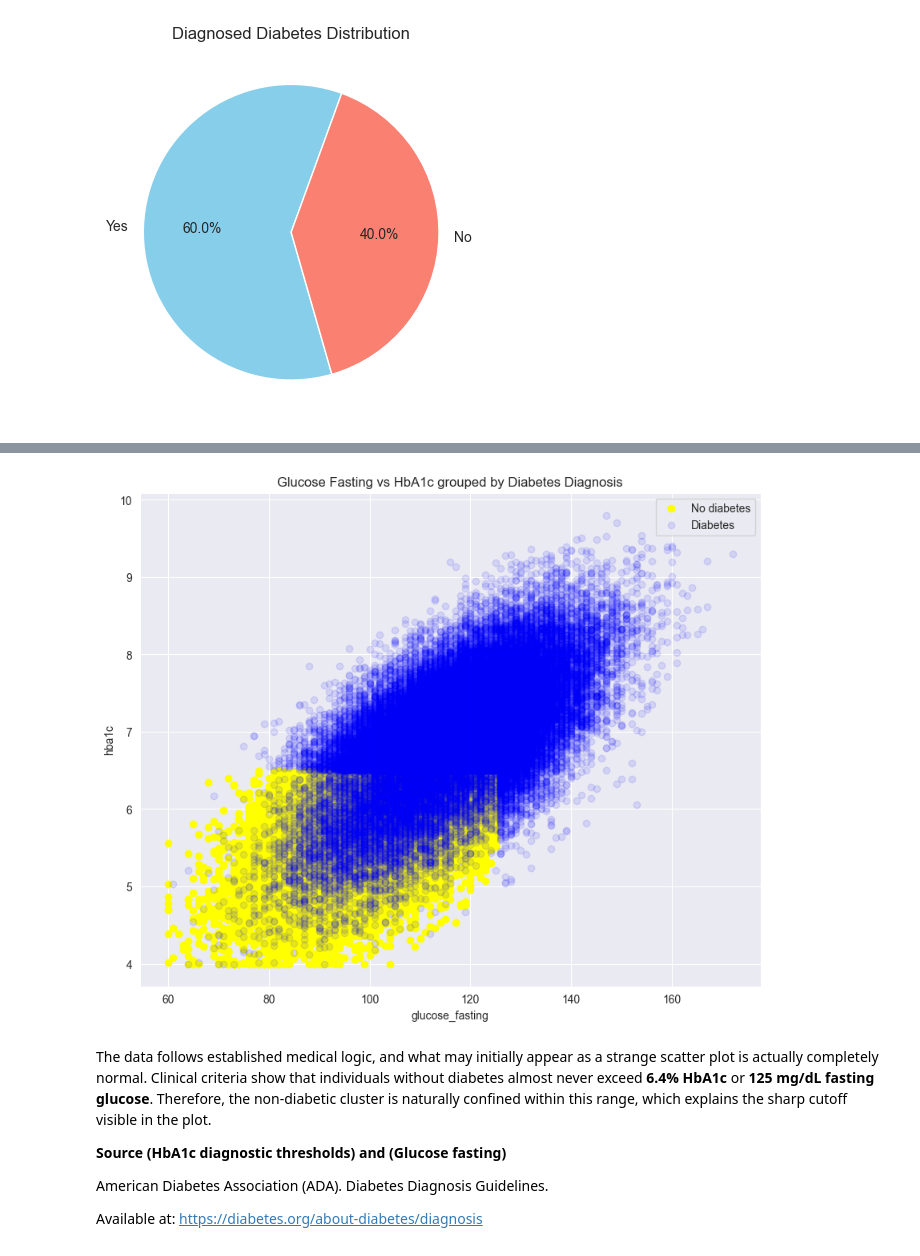
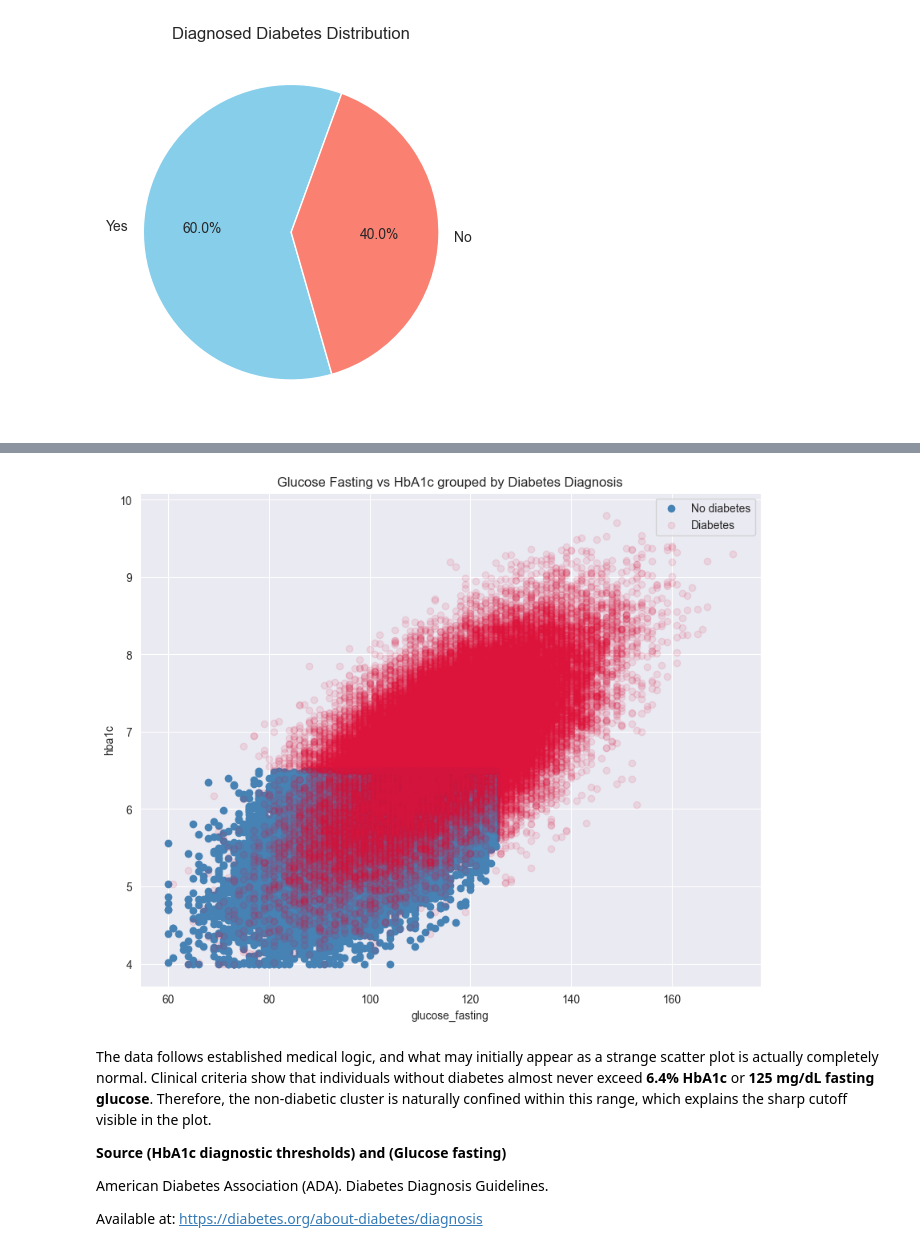
Before and after one commit to plamensve/diabets_health_indicators, a Jupyter notebook: notebooks/02_eda.ipynb, the cells around one changed output, grey strips where cells are left out. Saved outputs shown, nothing was run; the diff lists cells and outputs as text; code cells hidden in the pictures.

```diff
--- a/notebooks/02_eda.ipynb
+++ b/notebooks/02_eda.ipynb
@@ -45,23 +51,23 @@ plt.show()
 # %%
 plt.figure(figsize=(10, 8))
 
 diabetic = data[data['diagnosed_diabetes'] == 1]
 non_diabetic = data[data['diagnosed_diabetes'] == 0]
 
 plt.scatter(non_diabetic['glucose_fasting'], non_diabetic['hba1c'],
-            alpha=1, label='No diabetes', color='yellow')
+            alpha=1, label='No diabetes', color='steelblue')
 
 plt.scatter(diabetic['glucose_fasting'], diabetic['hba1c'],
-            alpha=0.1, label='Diabetes', color='blue')
+            alpha=0.1, label='Diabetes', color='crimson')
 
 plt.xlabel('glucose_fasting')
 plt.ylabel('hba1c')
 plt.legend()
 plt.title('Glucose Fasting vs HbA1c grouped by Diabetes Diagnosis')
 
 plt.show()
 # %% [output]
-[figure, old version]
+[figure, new version]
 # %% [markdown]
 The data follows established medical logic, and what may initially appear as a strange scatter plot is actually completely normal. Clinical criteria show that individuals without diabetes almost never exceed **6.4% HbA1c** or **125 mg/dL fasting glucose**. Therefore, the non-diabetic cluster is naturally confined within this range, which explains the sharp cutoff visible in the plot.
 
```
Also changed, not shown: parts of 18 cells of this notebook, 2 other files.
